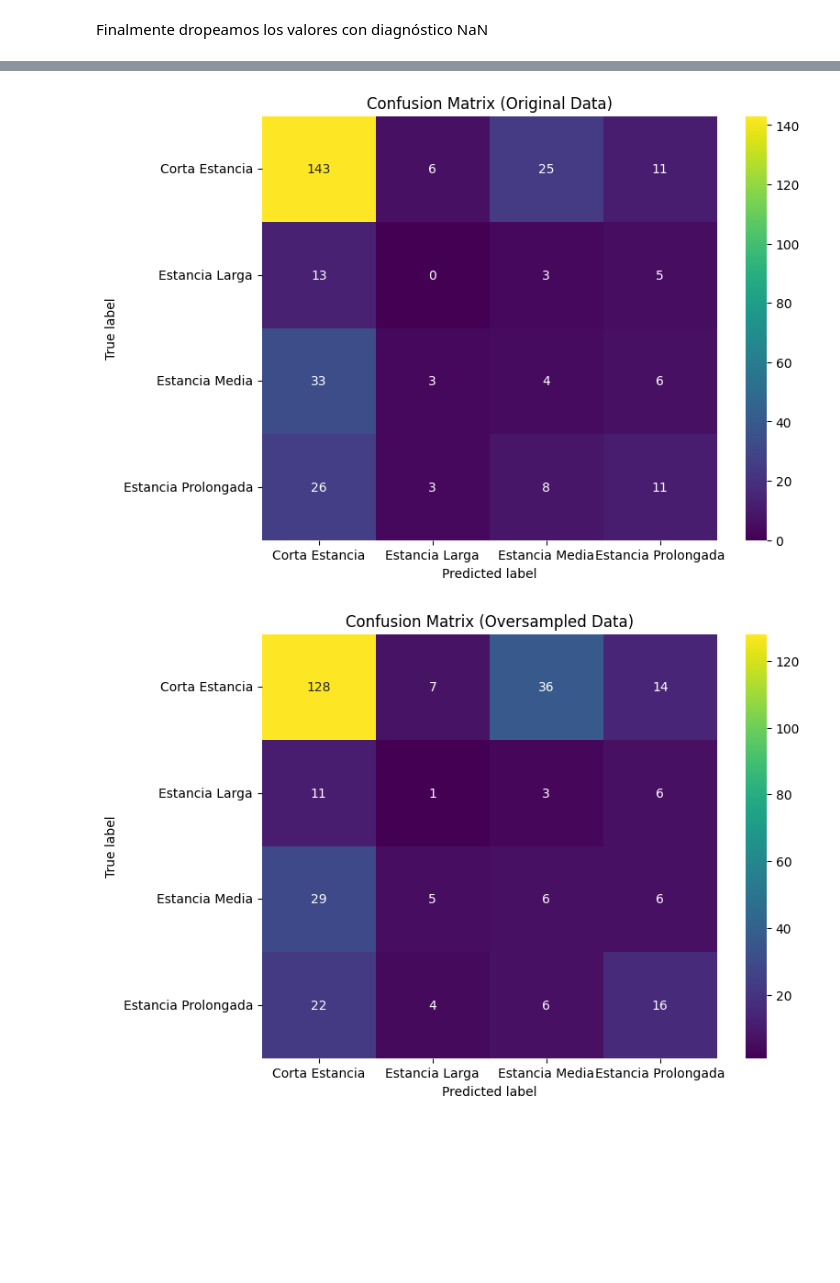
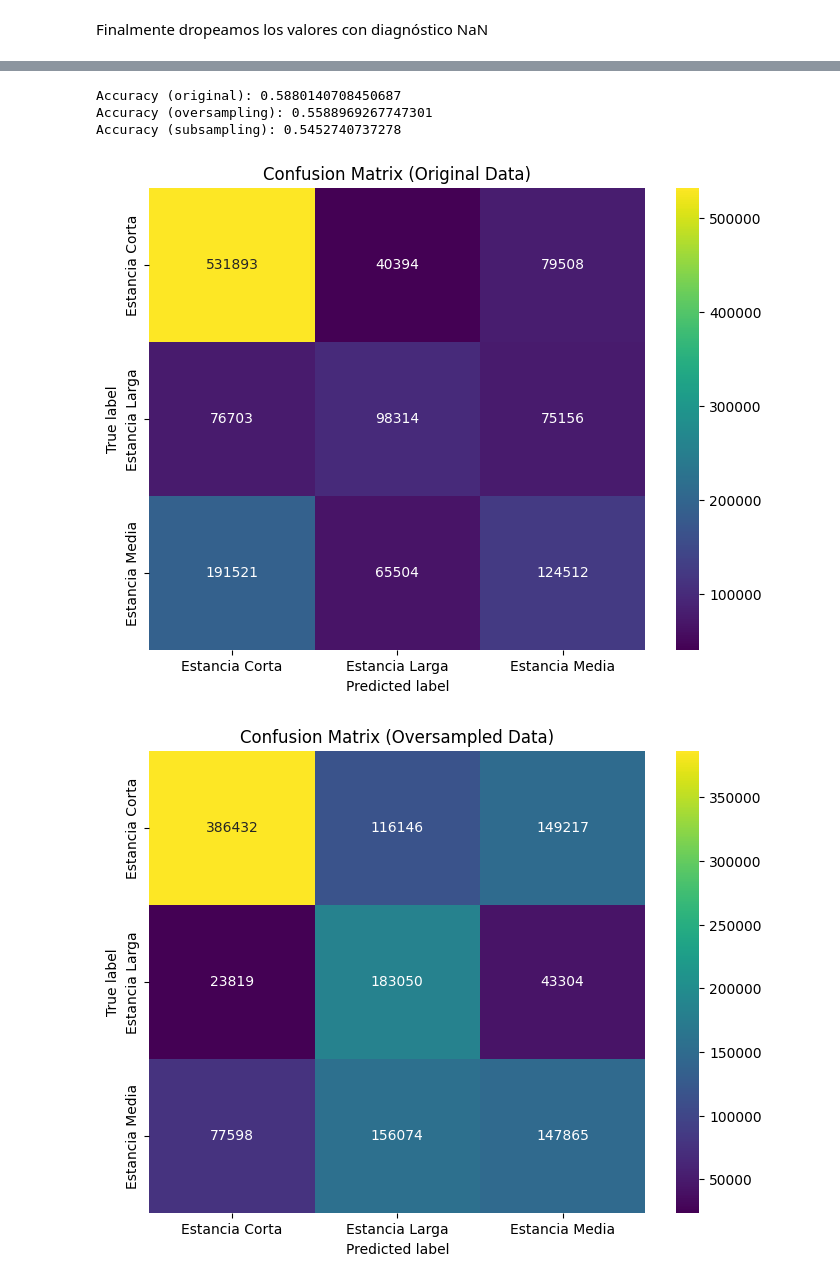
Before and after one commit to fco-marquez/proyecto-mineria, a Jupyter notebook: Hito2.ipynb, the cells around one changed output, grey strips where cells are left out. Saved outputs shown, nothing was run; the diff lists cells and outputs as text; code cells hidden in the pictures; blank space fills up the shorter version.

```diff
--- a/Hito2.ipynb
+++ b/Hito2.ipynb
@@ -1343,0 +1041,14 @@ plt.show()
+# %%
+best_params={'max_depth': 30, 'min_samples_leaf': 1, 'min_samples_split': 2, 'n_estimators': 200, 'n_jobs': -1}
+
+rf_clf_over = RandomForestClassifier(**best_params)
+
+rf_clf_over.fit(X_over, y_over)
+
+y_pred_rf_over = rf_clf_over.predict(X_test)
+
+rf_acc_over = accuracy_score(y_test, y_pred_rf_over)
+
+print("OVERSAMPLING::::::::::")
+print('Classification Report:')
+print(classification_report(y_test, y_pred_rf_over))
@@ -1343,0 +1067,14 @@ plt.show()
+# %%
+best_params={'max_depth': 10, 'min_samples_leaf': 2, 'min_samples_split': 5, 'n_estimators': 100, 'n_jobs': -1}
+
+rf_clf_subs = RandomForestClassifier(**best_params)
+
+rf_clf_subs.fit(X_subs, y_subs)
+
+y_pred_rf_subs = rf_clf_subs.predict(X_test)
+
+rf_acc_subs = accuracy_score(y_test, y_pred_rf_subs)
+
+print("SUBSAMPLING::::::::::")
+print('Classification Report:')
+print(classification_report(y_test, y_pred_rf_subs))
@@ -1344,31 +1093,33 @@ plt.show()
+# %%
+print("Accuracy (original):", rf_acc_orig)
+print("Accuracy (oversampling):", rf_acc_over)
+print("Accuracy (subsampling):", rf_acc_subs)
+# %% [output]
+Accuracy (original): 0.5880140708450687
+Accuracy (oversampling): 0.5588969267747301
+Accuracy (subsampling): 0.5452740737278
 # %%
 import seaborn as sns
 from sklearn.metrics import confusion_matrix
 from sklearn.utils.multiclass import unique_labels
-y_pred_orig = sv_clf_orig.predict(X_test)
-y_pred_over = sv_clf_over.predict(X_test)
-y_pred_subs = sv_clf_subs.predict(X_test)
 
-cm_orig = confusion_matrix(y_test, y_pred_orig)
-cm_over = confusion_matrix(y_test, y_pred_over)
-cm_subs = confusion_matrix(y_test, y_pred_subs)
+cm_orig = confusion_matrix(y_test, y_pred_rf_orig)
+cm_over = confusion_matrix(y_test, y_pred_rf_over)
+cm_subs = confusion_matrix(y_test, y_pred_rf_subs)
 
-# Define la lista de clases
-classes = unique_labels(y_test, y_pred_orig, y_pred_over, y_pred_subs)
+classes = unique_labels(y_test, y_pred_rf_orig, y_pred_rf_over, y_pred_rf_subs)
 
-# Define la función para mostrar la matriz de confusión
 def plot_confusion_matrix(cm, title):
     fig, ax = plt.subplots(figsize=(8, 6))
     sns.heatmap(cm, annot=True, fmt="d", cmap="viridis", xticklabels=classes, yticklabels=classes, ax=ax)
     ax.set_title(title)
     ax.set_xlabel('Predicted label')
     ax.set_ylabel('True label')
     plt.show()
 
-# Muestra las matrices de confusión
 plot_confusion_matrix(cm_orig, 'Confusion Matrix (Original Data)')
 plot_confusion_matrix(cm_over, 'Confusion Matrix (Oversampled Data)')
 plot_confusion_matrix(cm_subs, 'Confusion Matrix (Subsampled Data)')
 # %% [output]
-[figure, old version]
+[figure, new version]
-[figure, old version]
+[figure, new version]
```
Also changed, not shown: parts of 69 cells of this notebook, 1 other file.
